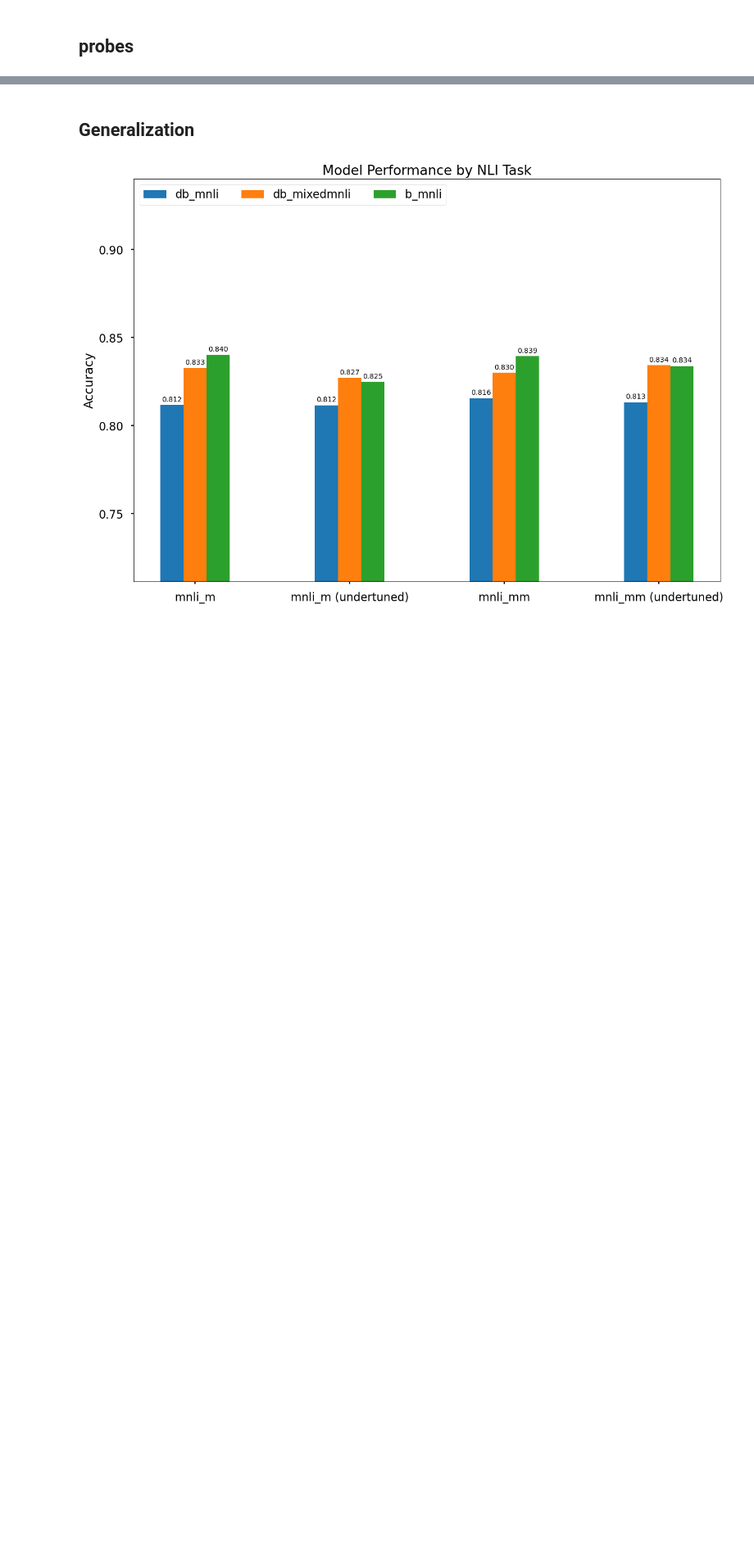
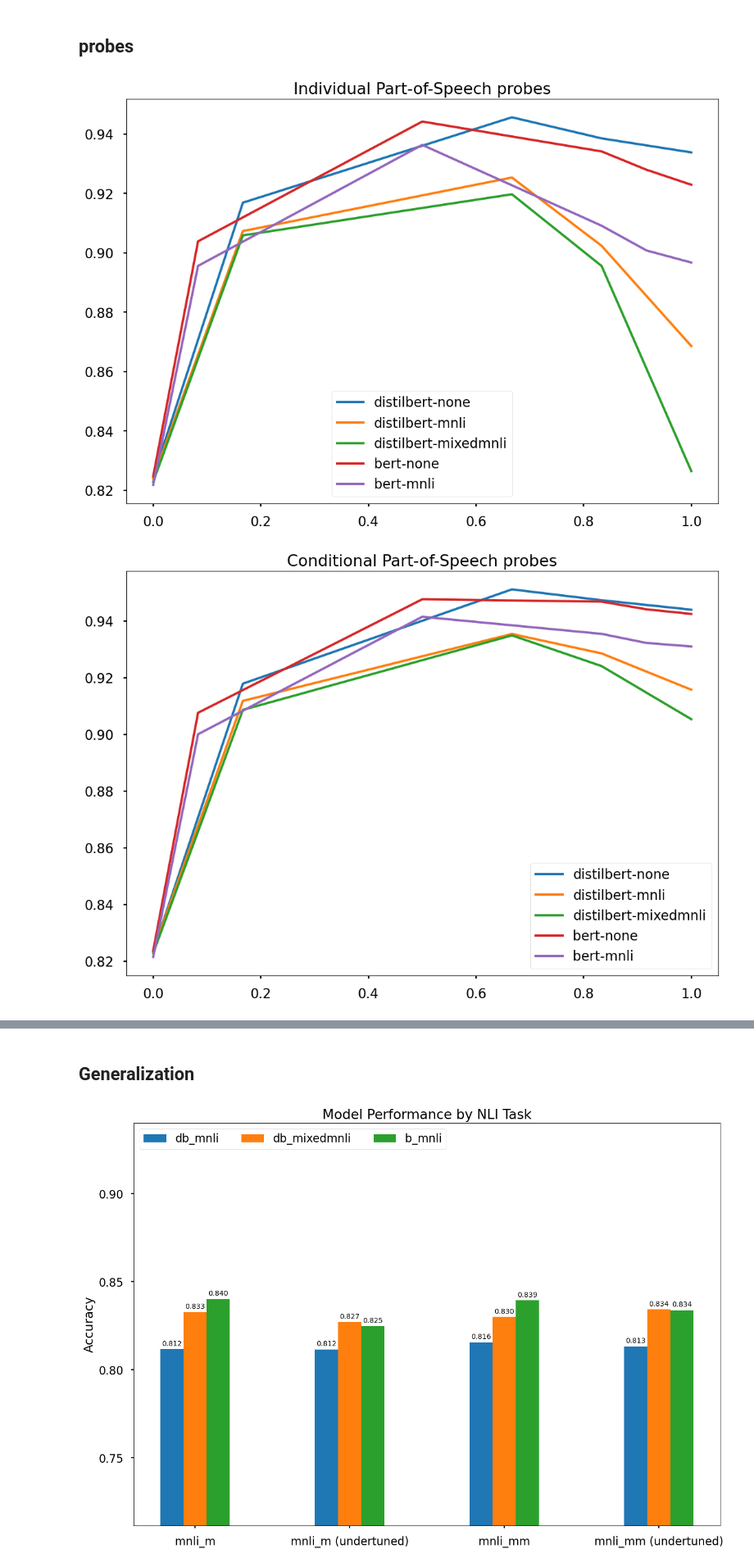
Before and after one commit to zy-f/nlp-distill-probing, a Jupyter notebook: visualization.ipynb, the cells around one changed output, grey strips where cells are left out. Shown at 82% size. Cells and saved outputs as stored; diff of their text form; code cells hidden in the pictures; blank space fills up the shorter version.

```diff
--- a/visualization.ipynb
+++ b/visualization.ipynb
@@ -18,0 +28,22 @@ full_words = {
+# %%
+df = pd.read_csv('data/probe_outputs_old.csv')
+for t in ['pos', 'dep', 'ner']:
+    for ptype in ['indiv', 'cond']:
+        fig, ax = plt.subplots(1)
+        for model in ['distilbert','bert']:
+            layers = b_layers if model == 'bert' else db_layers
+            layer_names = [f'layer{i}' for i in layers]
+            tune_types = ['none', 'mnli']
+            if model == 'distilbert':
+                tune_types += ['mixedmnli']
+            subdf = df[(df['m_arch'] == model) & (df['p_type'] == ptype) & (df['p_task'] == t)]
+            ax.set_title(f"{full_words[ptype]} {full_words[t]} probes")
+            for tt in tune_types:
+                data_slice = subdf[subdf['m_finetune'] == tt][layer_names]
+                layer_pcts = [l / max(layers) for l in layers]
+                ax.plot(layer_pcts, data_slice.values.flatten(), label=f'{model}-{tt}')
+        ax.legend()
+        plt.show()
+# %% [output]
+[figure, added]
+[figure, added]
```
Also changed, not shown: parts of 5 cells of this notebook.
